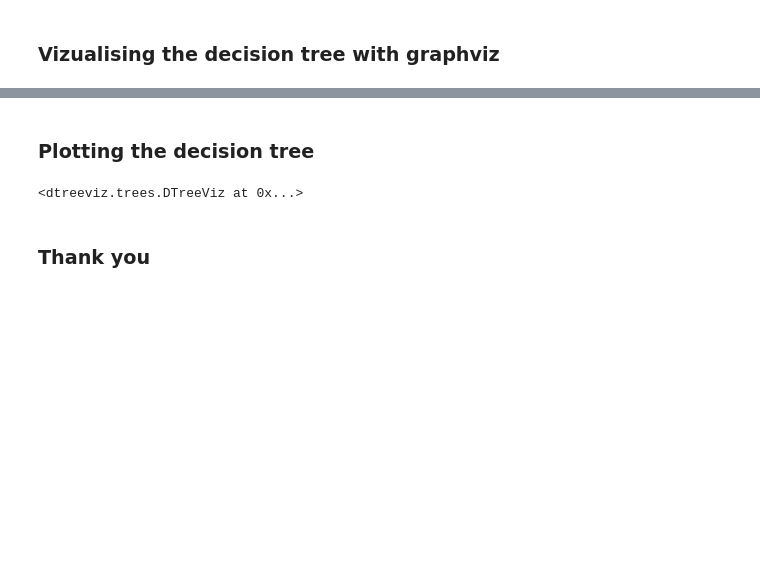
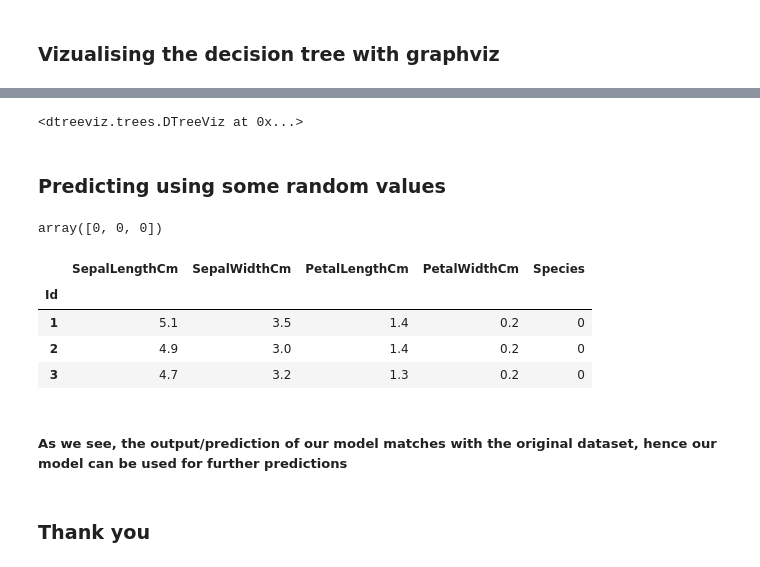
Before and after one commit to Purviharniya/TSF-data-science-business-analytics, a Jupyter notebook: TASK6- Decision Tree classifier/TSF_TASK6.ipynb, the cells around one changed output, grey strips where cells are left out. Saved outputs shown, nothing was run; the diff lists cells and outputs as text; code cells hidden in the pictures; blank space fills up the shorter version.

```diff
--- a/TASK6- Decision Tree classifier/TSF_TASK6.ipynb
+++ b/TASK6- Decision Tree classifier/TSF_TASK6.ipynb
@@ -202,6 +250,4 @@ graph
 [drawing not drawn]
-# %% [markdown]
-### Plotting the decision tree
 # %%
 from dtreeviz.trees import dtreeviz
 
@@ -214,3 +260,5 @@ viz = dtreeviz(decision_tree, X, y,
 viz
 # %% [output]
 <dtreeviz.trees.DTreeViz at 0x...>
+# %% [markdown]
+### Predicting using some random values
@@ -217,2 +269,19 @@ viz
+# %%
+#predict the result
+result=classifier.predict(pred_data)
+result
+# %% [output]
+array([0, 0, 0])
+# %%
+#cross checking with the original dataset
+df.head(3)
+# %% [output]
+|  | SepalLengthCm | SepalWidthCm | PetalLengthCm | PetalWidthCm | Species |
+| Id |  |  |  |  |  |
+| 1 | 5.1 | 3.5 | 1.4 | 0.2 | 0 |
+| 2 | 4.9 | 3.0 | 1.4 | 0.2 | 0 |
+| 3 | 4.7 | 3.2 | 1.3 | 0.2 | 0 |
+# %% [markdown]
+##### As we see, the output/prediction of our model matches with the original dataset, hence our model can be used for further predictions
 # %% [markdown]
 ### Thank you
```
Also changed, not shown: parts of 32 cells of this notebook, 2 other files.
